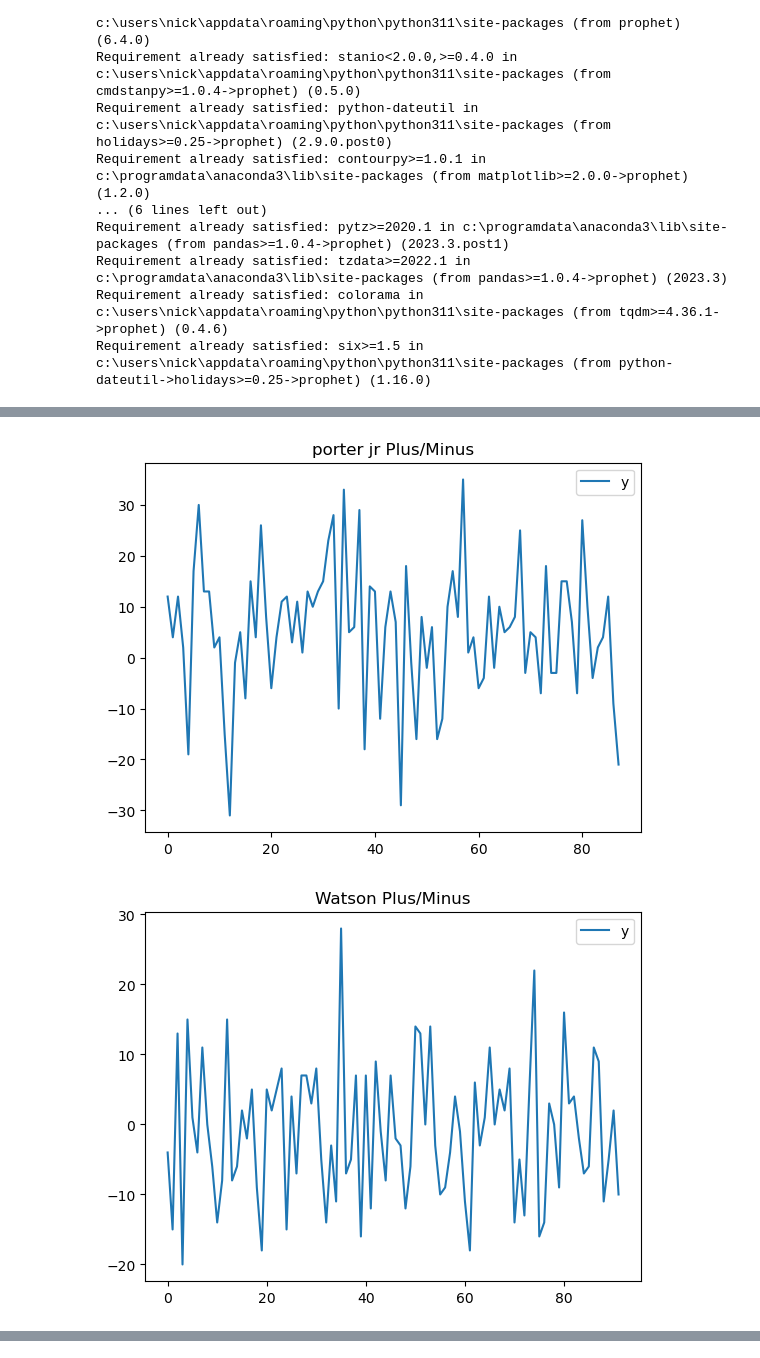
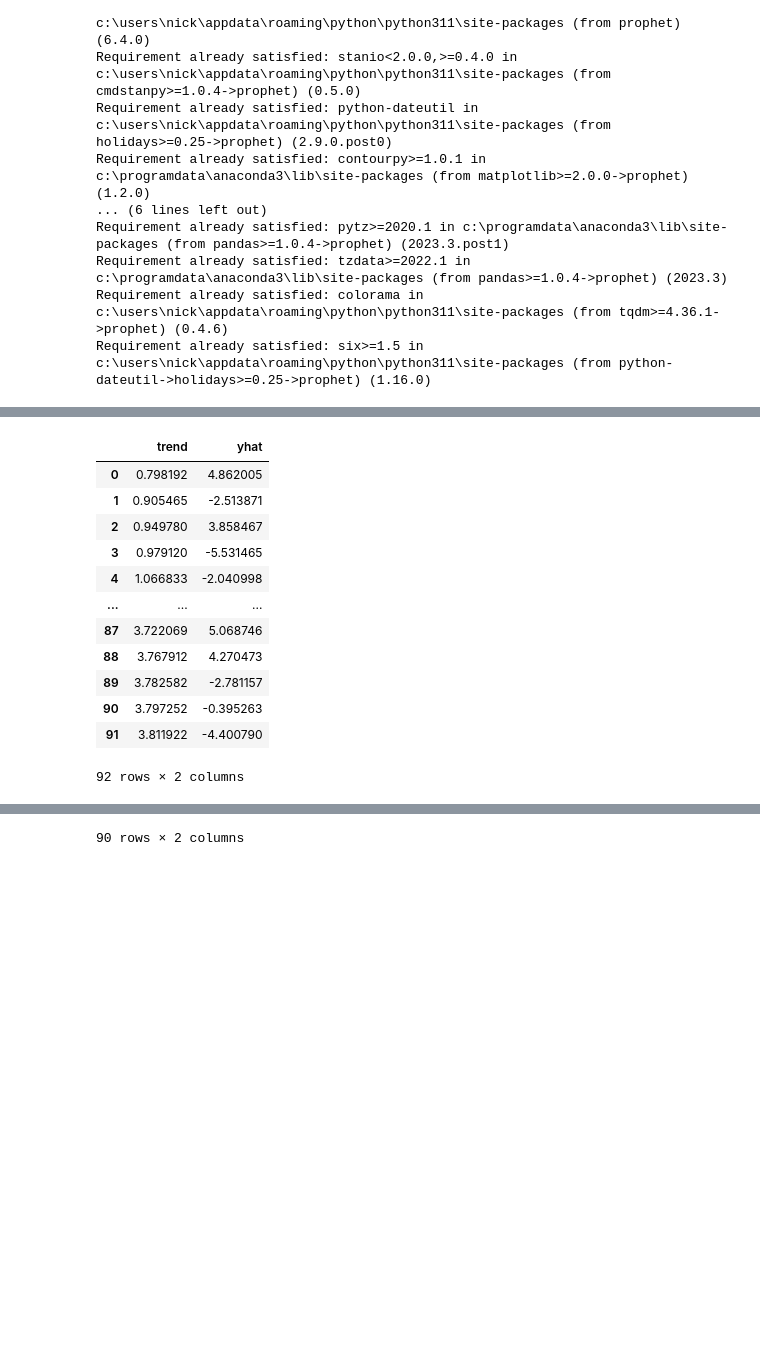
Before and after one commit to knox135/group-project-1, a Jupyter notebook: nuggetsvwolves.ipynb, the cells around one changed output, grey strips where cells are left out. Drawn from its saved outputs; the diff is of its cells as text; code cells hidden in the pictures; blank space fills up the shorter version.

Commit message:
prophet started

```diff
--- a/nuggetsvwolves.ipynb
+++ b/nuggetsvwolves.ipynb
@@ -99,41 +129,73 @@ kat_df
 #nuggets player impact(as determined by plus/minus), and date, renamed to prophet syntax
 braun_impact = braun_df[['date','plusMinus']]
 braun_impact = braun_impact.rename(columns={'date':'ds','plusMinus':'y'})
-print(braun_impact.plot(title='Braun Plus/Minus'))
-print(braun_impact)
+braun_model = Prophet()
+braun_model.fit(braun_impact)
+braun_future = braun_model.make_future_dataframe(periods=3, freq='D')
+braun_forecast = braun_model.predict(braun_future)
+braun_forecast[['yhat','trend']].plot(legend='Braun impact trend',title='Braun Impact forecast Trend')
+display(braun_forecast[['trend','yhat']])
 
 pope_impact = pope_df[['date','plusMinus']]
 pope_impact = pope_impact.rename(columns={'date':'ds','plusMinus':'y'})
-print(pope_impact.plot(title='Pope Plus/Minus'))
-print(pope_impact)
+pope_model = Prophet()
+pope_model.fit(pope_impact)
+pope_future = pope_model.make_future_dataframe(periods=3, freq='D')
+pope_forecast = pope_model.predict(pope_future)
+pope_forecast[['yhat','trend']].plot(legend='Caldwell-Pope impact trend',title='Caldwell-Pope Impact forecast Trend')
+display(pope_forecast[['trend','yhat']])
 
 gordon_impact = gordon_df[['date','plusMinus']]
 gordon_impact = gordon_impact.rename(columns={'date':'ds','plusMinus':'y'})
-print(gordon_impact.plot(title='gordon Plus/Minus'))
-print(gordon_impact)
+gordon_model = Prophet()
+gordon_model.fit(gordon_impact)
+gordon_future = gordon_model.make_future_dataframe(periods=3, freq='D')
+gordon_forecast = gordon_model.predict(gordon_future)
+gordon_forecast[['yhat','trend']].plot(legend='Gordon impact trend',title='Gordon Impact forecast Trend')
+display(gordon_forecast[['trend','yhat']])
 
 holiday_impact = holiday_df[['date','plusMinus']]
 holiday_impact = holiday_impact.rename(columns={'date':'ds','plusMinus':'y'})
-print(holiday_impact.plot(title='Holiday Plus/Minus'))
-print(holiday_impact)
+holiday_model = Prophet()
+holiday_model.fit(holiday_impact)
+holiday_future = holiday_model.make_future_dataframe(periods=3, freq='D')
+holiday_forecast = holiday_model.predict(holiday_future)
+holiday_forecast[['yhat','trend']].plot(legend='Holiday impact trend',title='Holiday Impact forecast Trend')
+display(holiday_forecast[['trend','yhat']])
 
 jokic_impact = jokic_df[['date','plusMinus']]
 jokic_impact = jokic_impact.rename(columns={'date':'ds','plusMinus':'y'})
-print(jokic_impact.plot(title='jokic Plus/Minus'))
-print(jokic_impact)
+jokic_model = Prophet()
+jokic_model.fit(jokic_impact)
+jokic_future = jokic_model.make_future_dataframe(periods=3, freq='D')
+jokic_forecast = jokic_model.predict(jokic_future)
+jokic_forecast[['yhat','trend']].plot(legend=' impact trend',title=' Impact forecast Trend')
+display(jokic_forecast[['trend','yhat']])
 
 murray_impact = murray_df[['date','plusMinus']]
 murray_impact = murray_impact.rename(columns={'date':'ds','plusMinus':'y'})
-print(murray_impact.plot(title='murray Plus/Minus'))
-print(murray_impact)
+murray_model = Prophet()
+murray_model.fit(murray_impact)
+murray_future = murray_model.make_future_dataframe(periods=3, freq='D')
+murray_forecast = murray_model.predict(murray_future)
+murray_forecast[['yhat','trend']].plot(legend=' impact trend',title=' Impact forecast Trend')
+display(murray_forecast[['trend','yhat']])
 
 porterjr_impact = porterjr_df[['date','plusMinus']]
 porterjr_impact = porterjr_impact.rename(columns={'date':'ds','plusMinus':'y'})
-print(porterjr_impact.plot(title='porter jr Plus/Minus'))
-print(porterjr_impact)
+porterjr_model = Prophet()
+porterjr_model.fit(porterjr_impact)
+porterjr_future = porterjr_model.make_future_dataframe(periods=3, freq='D')
+porterjr_forecast = porterjr_model.predict(porterjr_future)
+porterjr_forecast[['yhat','trend']].plot(legend='Porter jr impact trend',title='Porter jr Impact forecast Trend')
+display(porterjr_forecast[['trend','yhat']])
 
 watson_impact = watson_df[['date','plusMinus']]
 watson_impact = watson_impact.rename(columns={'date':'ds','plusMinus':'y'})
-print(watson_impact.plot(title='Watson Plus/Minus'))
-print(watson_impact)
+watson_model = Prophet()
+watson_model.fit(watson_impact)
+watson_future = watson_model.make_future_dataframe(periods=3, freq='D')
+watson_forecast = watson_model.predict(watson_future)
+watson_forecast[['yhat','trend']].plot(legend='Watson impact trend',title='Watson Impact forecast Trend')
+display(watson_forecast[['trend','yhat']])
 # %% [output]
@@ -163,2 +204,13 @@ Axes(0.125,0.11;0.775x0.77)
-[figure, removed]
-[figure, removed]
+|  | trend | yhat |
+| 0 | 0.798192 | 4.862005 |
+| 1 | 0.905465 | -2.513871 |
+| 2 | 0.949780 | 3.858467 |
+| 3 | 0.979120 | -5.531465 |
+| 4 | 1.066833 | -2.040998 |
+| ... | ... | ... |
+| 87 | 3.722069 | 5.068746 |
+| 88 | 3.767912 | 4.270473 |
+| 89 | 3.782582 | -2.781157 |
+| 90 | 3.797252 | -0.395263 |
+| 91 | 3.811922 | -4.400790 |
+92 rows × 2 columns
@@ -164,0 +231 @@ Axes(0.125,0.11;0.775x0.77)
+90 rows × 2 columns
```
Also changed, not shown: parts of 12 cells of this notebook.
